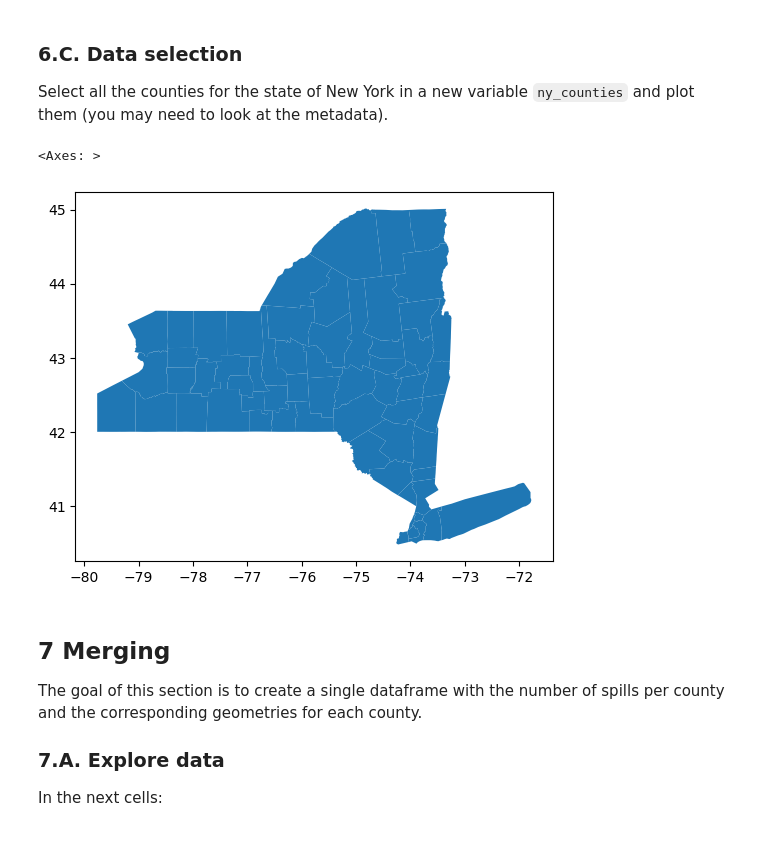
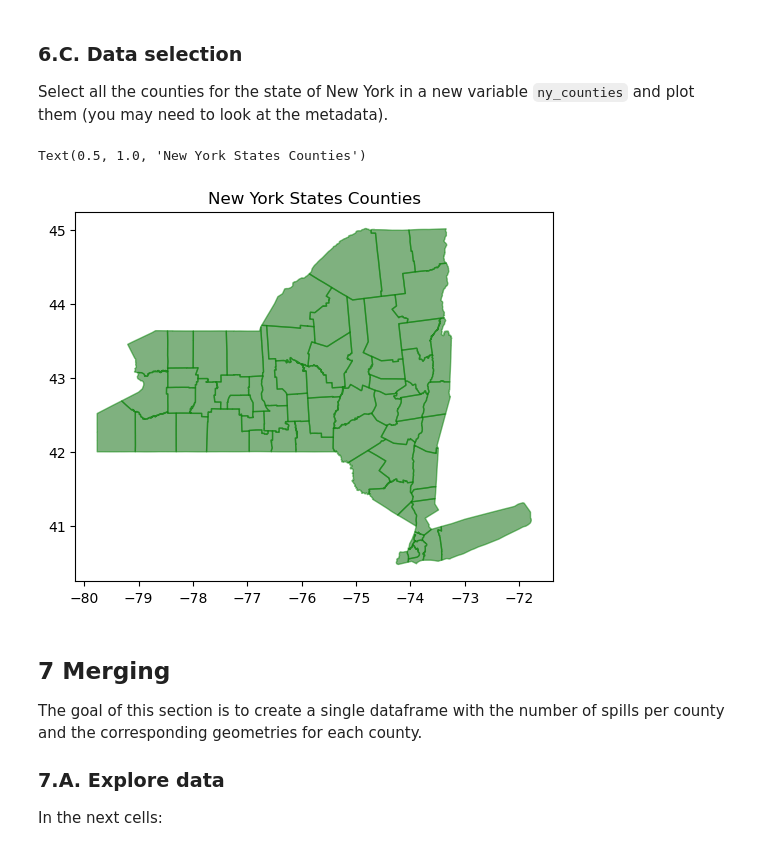
Before and after one commit to sofiasarak/eds220-hwk3, a Jupyter notebook: hwk3-task2-spills.ipynb, the cells around one changed output. Drawn from its saved outputs; the diff is of its cells as text; code cells hidden in the pictures.

Commit message:
Create final plot

```diff
--- a/hwk3-task2-spills.ipynb
+++ b/hwk3-task2-spills.ipynb
@@ -399,12 +443,19 @@ Index(['statefp', 'countyfp', 'countyns', 'geoid', 'geoidfq', 'name',
 
 Select all the counties for the state of New York in a new variable `ny_counties` and plot them (you may need to look at the metadata).
 # %%
+# Based on metadata, column `statefp` contains state identification codes; 36 corresponds to NY
+# Subset based on `statefp`
+ny_counties = counties[counties['statefp'] == '36']
 
-ny_counties = counties[counties['statefp'] == '36']
-ny_counties.plot()
+# .plot() method to create rudimentary plot, sufficient for confirmation that subsetting worked
+ny_counties.plot(color = "darkgreen",
+                 alpha = 0.5,
+                 edgecolor= "green")         # Border of the counties set as a different green than counties (to see them better)
+
+plt.title("New York States Counties")        # Setting plot title
 # %% [output]
-<Axes: >
+Text(0.5, 1.0, 'New York States Counties')
-[figure, old version]
+[figure, new version]
 # %% [markdown]
 <!-- END QUESTION -->
 
```
Also changed, not shown: parts of 32 cells of this notebook, 1 other file.
